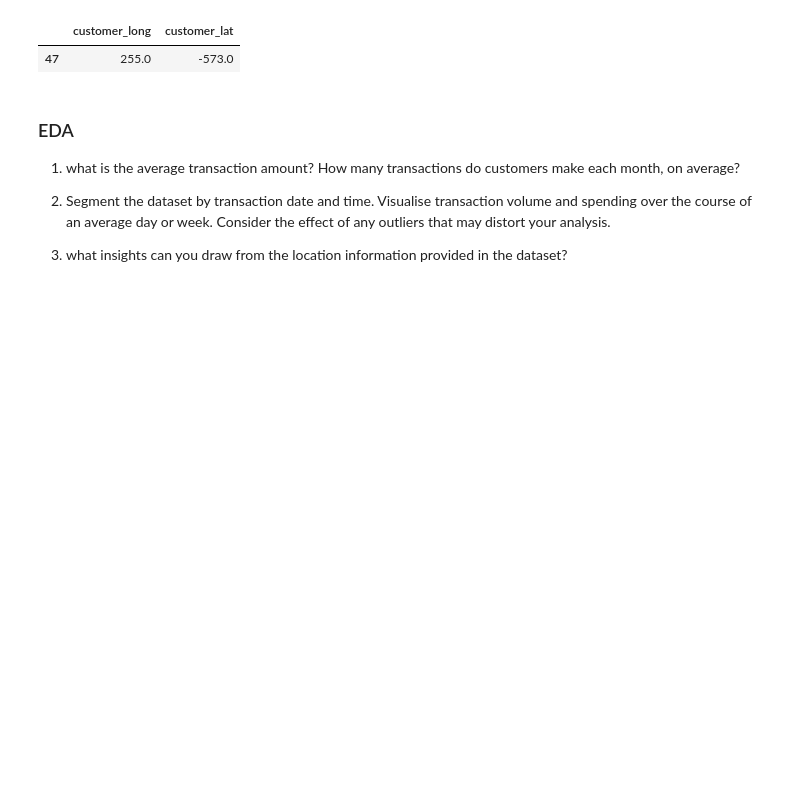
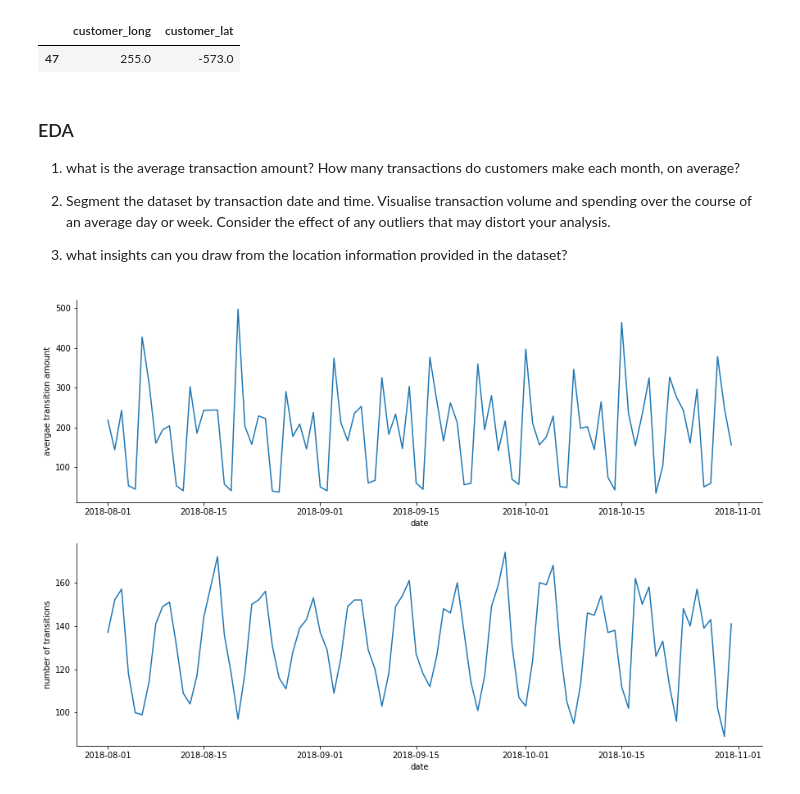
Before and after one commit to Sophie-Cui/ANZ-Data, a Jupyter notebook: ANZ.ipynb, the cells around one changed output. Cells and saved outputs as stored; diff of their text form; code cells hidden in the pictures; blank space fills up the shorter version.

```diff
--- a/ANZ.ipynb
+++ b/ANZ.ipynb
@@ -208,12 +190,12 @@ def converter_lat(x):
 # %%
 df['customer_long'] = df.long_lat.apply(converter_long)
 df['customer_lat'] = df.long_lat.apply(converter_lat)
-#df.drop(['long_lat'], axis = 1, inplace = True)
+df.drop(['long_lat'], axis = 1, inplace = True)
 
 
 df['merchant_long'] = df.merchant_long_lat.apply(converter_long)
 df['merchant_lat'] = df.merchant_long_lat.apply(converter_lat)
-#df.drop(['merchant_long_lat'], axis = 1, inplace = True)
+df.drop(['merchant_long_lat'], axis = 1, inplace = True)
 # %%
 # 6
 df.extraction = pd.to_datetime(df.extraction)
@@ -354,6 +314,11 @@ df = pd.merge(df,
          customer[['account', 'customer_state']],
          how = 'left',
          on = 'account')
+# %%
+# 11
+
+df['age_group'] = pd.cut(df["age"], bins=[10,20,30,40,50,60,70,80],
+       labels = ['11-20', '21-30', '31-40', '41-50', '51-60', '61-70', '71-80'])
 # %%
 df_clean = df.copy()
 df_clean.to_csv('data/df_clean.csv', index = False)
@@ -365,3 +330,17 @@ df_clean.to_csv('data/df_clean.csv', index = False)
 2. Segment the dataset by transaction date and time. Visualise transaction volume and spending over the course of an average day or week. Consider the effect of any outliers that may distort your analysis.
 
 3. what insights can you draw from the location information provided in the dataset?
+# %%
+# by date
+temp = df_clean.groupby('date').amount.agg(['mean', 'count']).reset_index()
+plt.figure(figsize = (15, 10))
+plt.subplot(211)
+sns.lineplot(x = 'date', y='mean', data=temp);
+plt.ylabel('avergae transition amount')
+sns.despine();
+plt.subplot(212)
+sns.lineplot(x = 'date', y='count', data=temp);
+plt.ylabel('number of transitions')
+sns.despine();
+# %% [output]
+[figure, added]
```
Also changed, not shown: parts of 9 cells of this notebook, 3 other files.
